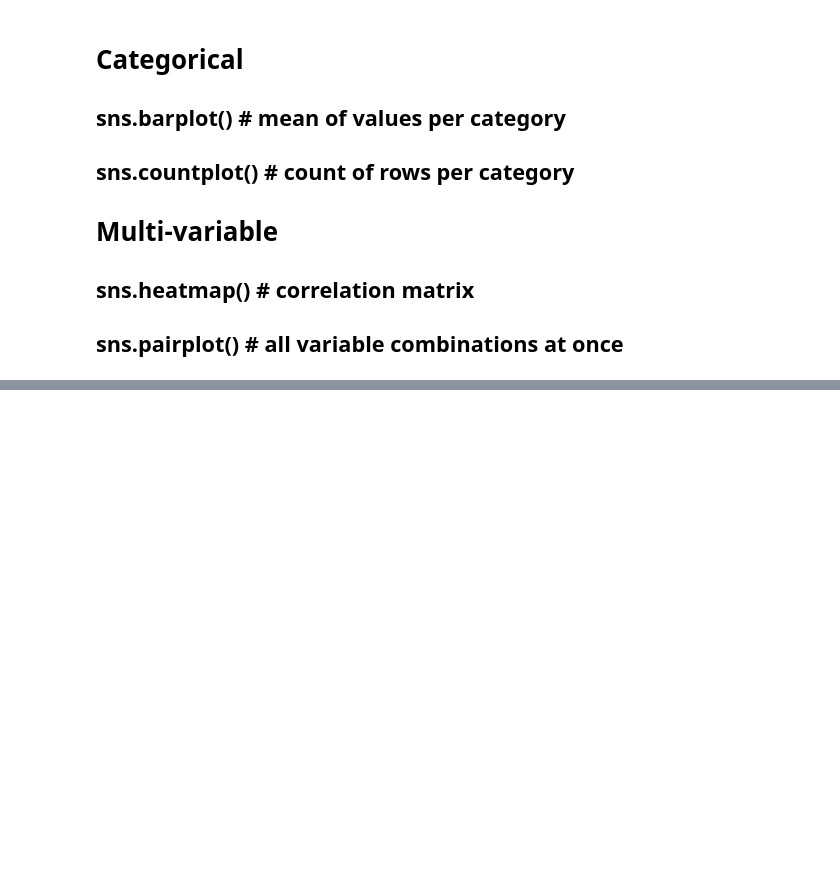
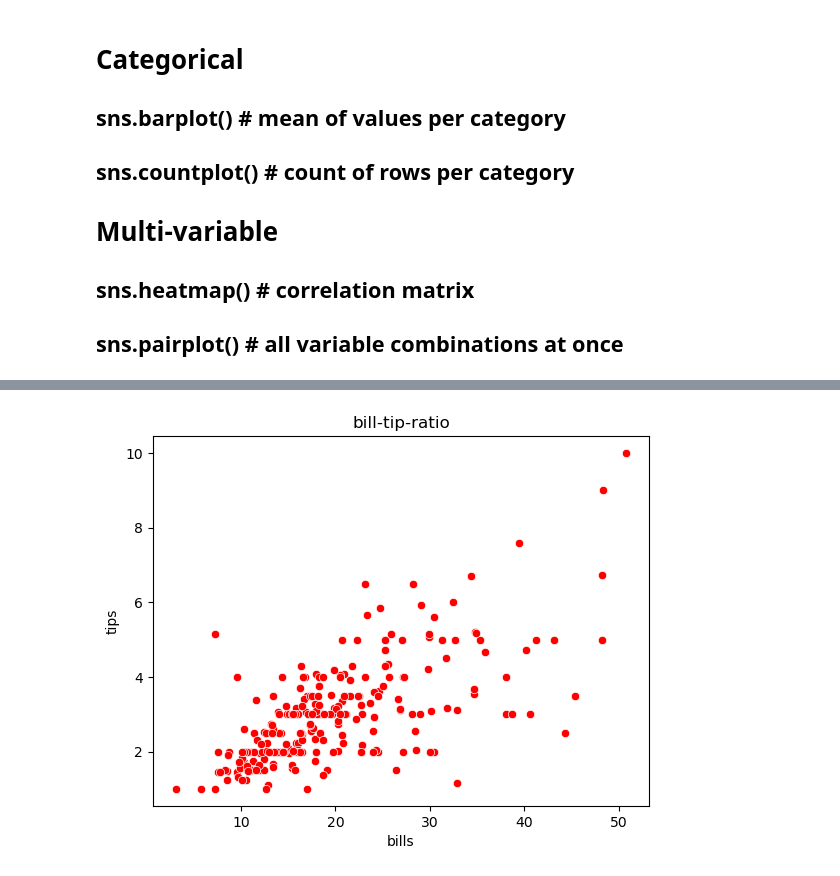
Before and after one commit to SathvikBulusu/Projects-From-dec2025-, a Jupyter notebook: AI-Speed-Run/maptlotlib.ipynb, the cells around one changed output, grey strips where cells are left out. Saved outputs shown, nothing was run; the diff lists cells and outputs as text; code cells hidden in the pictures; blank space fills up the shorter version.

```diff
--- a/AI-Speed-Run/maptlotlib.ipynb
+++ b/AI-Speed-Run/maptlotlib.ipynb
@@ -103,0 +178,8 @@ plt.show()
+# %%
+sns.scatterplot(data=df , x='total_bill', y='tip', color="red")
+plt.xlabel('bills')
+plt.ylabel('tips')
+plt.title("bill-tip-ratio")
+plt.show()
+# %% [output]
+[figure, added]
```
Also changed, not shown: parts of 8 cells of this notebook.
